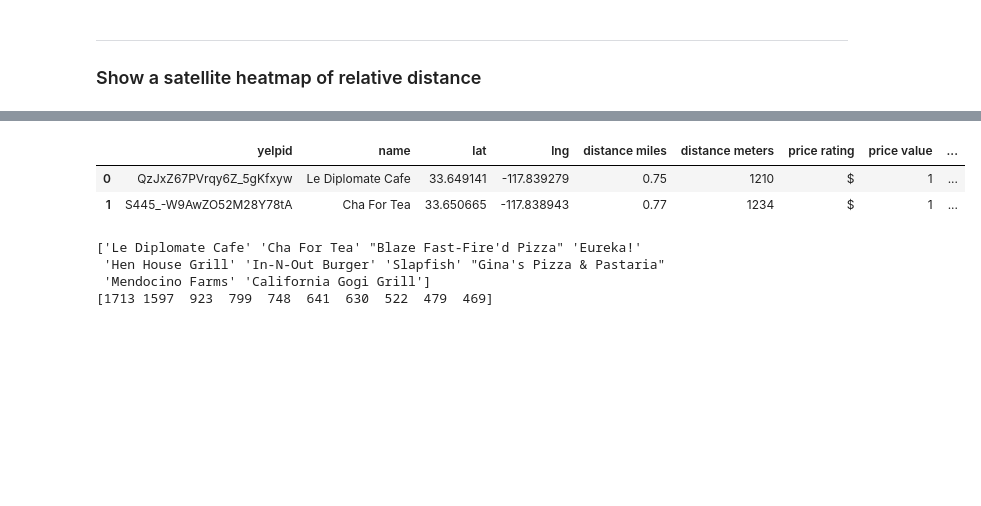
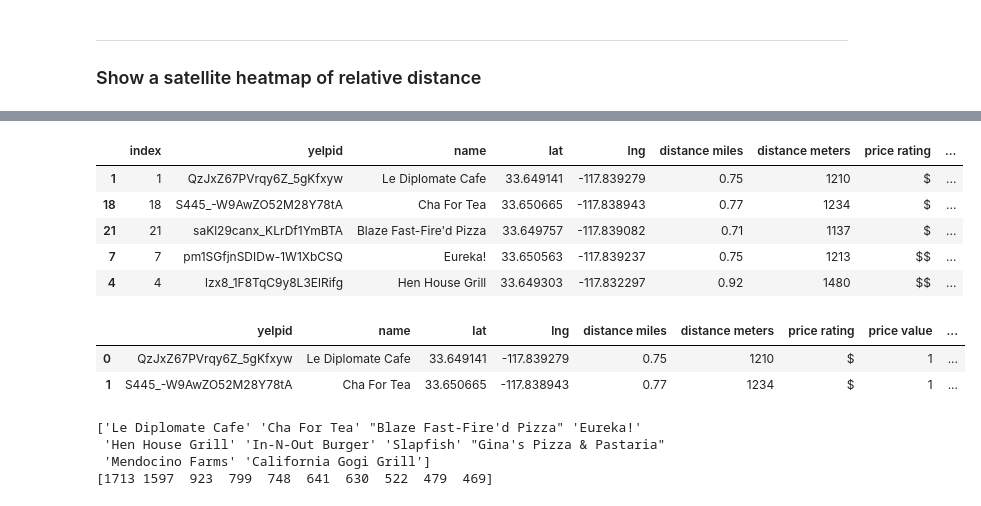
Before and after one commit to 95brianahn/Project-One-T1, a Jupyter notebook: UCI Eats - Team One.ipynb, the cells around one changed output, grey strips where cells are left out. Drawn from its saved outputs; the diff is of its cells as text; code cells hidden in the pictures; blank space fills up the shorter version.

```diff
--- a/UCI Eats - Team One.ipynb
+++ b/UCI Eats - Team One.ipynb
@@ -1217,19 +1227,29 @@ reviews10_df.head(3)
 # %%
+#reviews10_df = None
 #deal with indexing issues, drop, recreate and reset
 
 reviews10_df = reviews10_df.sort_values(["review count"], ascending=[0])
 reviews10_df = reviews10_df.head(10)
-
-del reviews10_df["index"]
-
-reviews10_df = reviews10_df.reset_index()
-
-del reviews10_df["index"]
-reviews10_df.head(2)
+reviews10_df.head()
 # %% [output]
-|  | yelpid | name | lat | lng | distance miles | distance meters | price rating | price value | ... |
-| 0 | QzJxZ67PVrqy6Z_5gKfxyw | Le Diplomate Cafe | 33.649141 | -117.839279 | 0.75 | 1210 | $ | 1 | ... |
-| 1 | S445_-W9AwZO52M28Y78tA | Cha For Tea | 33.650665 | -117.838943 | 0.77 | 1234 | $ | 1 | ... |
+|  | index | yelpid | name | lat | lng | distance miles | distance meters | price rating | ... |
+| 1 | 1 | QzJxZ67PVrqy6Z_5gKfxyw | Le Diplomate Cafe | 33.649141 | -117.839279 | 0.75 | 1210 | $ | ... |
+| 18 | 18 | S445_-W9AwZO52M28Y78tA | Cha For Tea | 33.650665 | -117.838943 | 0.77 | 1234 | $ | ... |
+| 21 | 21 | saKl29canx_KLrDf1YmBTA | Blaze Fast-Fire'd Pizza | 33.649757 | -117.839082 | 0.71 | 1137 | $ | ... |
+| 7 | 7 | pm1SGfjnSDIDw-1W1XbCSQ | Eureka! | 33.650563 | -117.839237 | 0.75 | 1213 | $$ | ... |
+| 4 | 4 | lzx8_1F8TqC9y8L3ElRifg | Hen House Grill | 33.649303 | -117.832297 | 0.92 | 1480 | $$ | ... |
+# %%
+
+del reviews10_df["index"]
+
+reviews10_df = reviews10_df.reset_index()
+
+del reviews10_df["index"]
+reviews10_df.head(2)
+# %% [output]
+|  | yelpid | name | lat | lng | distance miles | distance meters | price rating | price value | ... |
+| 0 | QzJxZ67PVrqy6Z_5gKfxyw | Le Diplomate Cafe | 33.649141 | -117.839279 | 0.75 | 1210 | $ | 1 | ... |
+| 1 | S445_-W9AwZO52M28Y78tA | Cha For Tea | 33.650665 | -117.838943 | 0.77 | 1234 | $ | 1 | ... |
 # %%
 rbr_names = reviews10_df["name"].values
 rbr_reviews = reviews10_df["review count"].values
```
Also changed, not shown: parts of 30 cells of this notebook.
